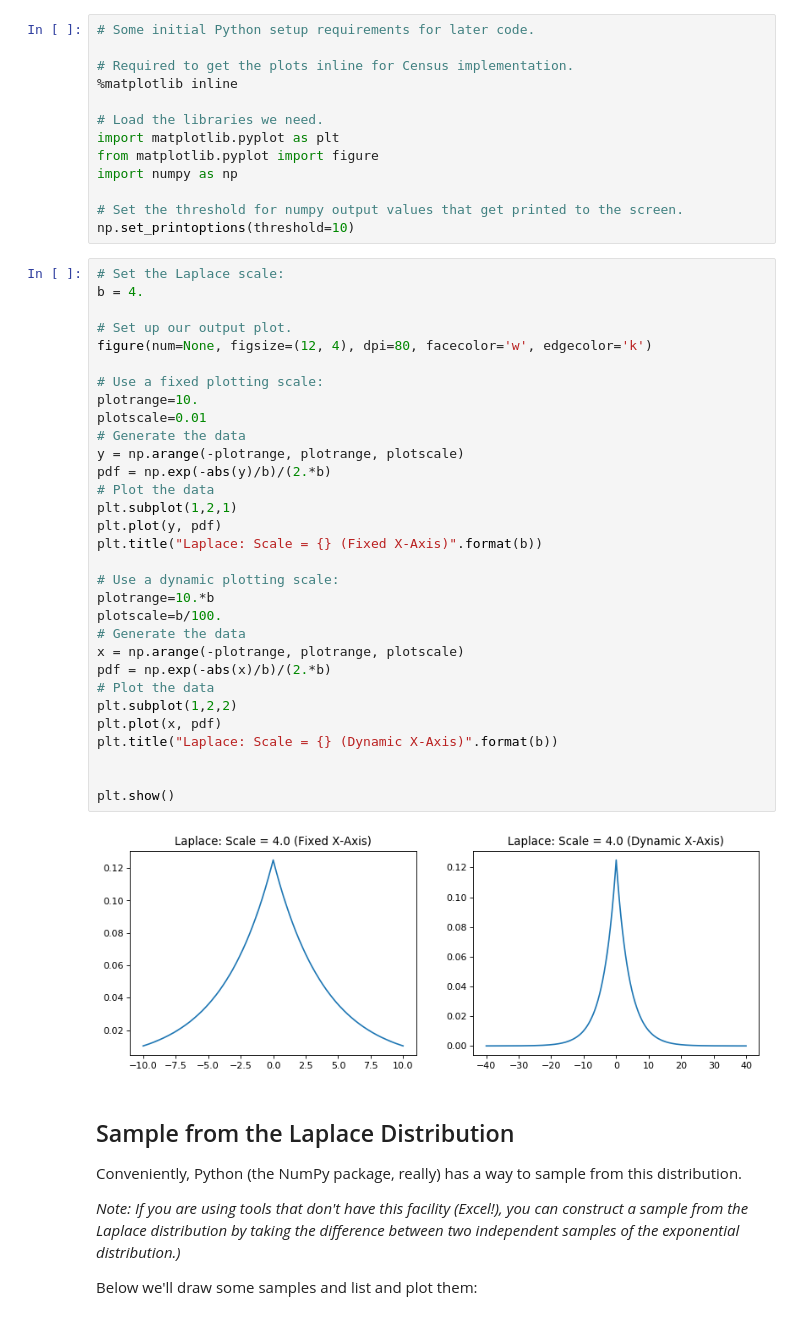
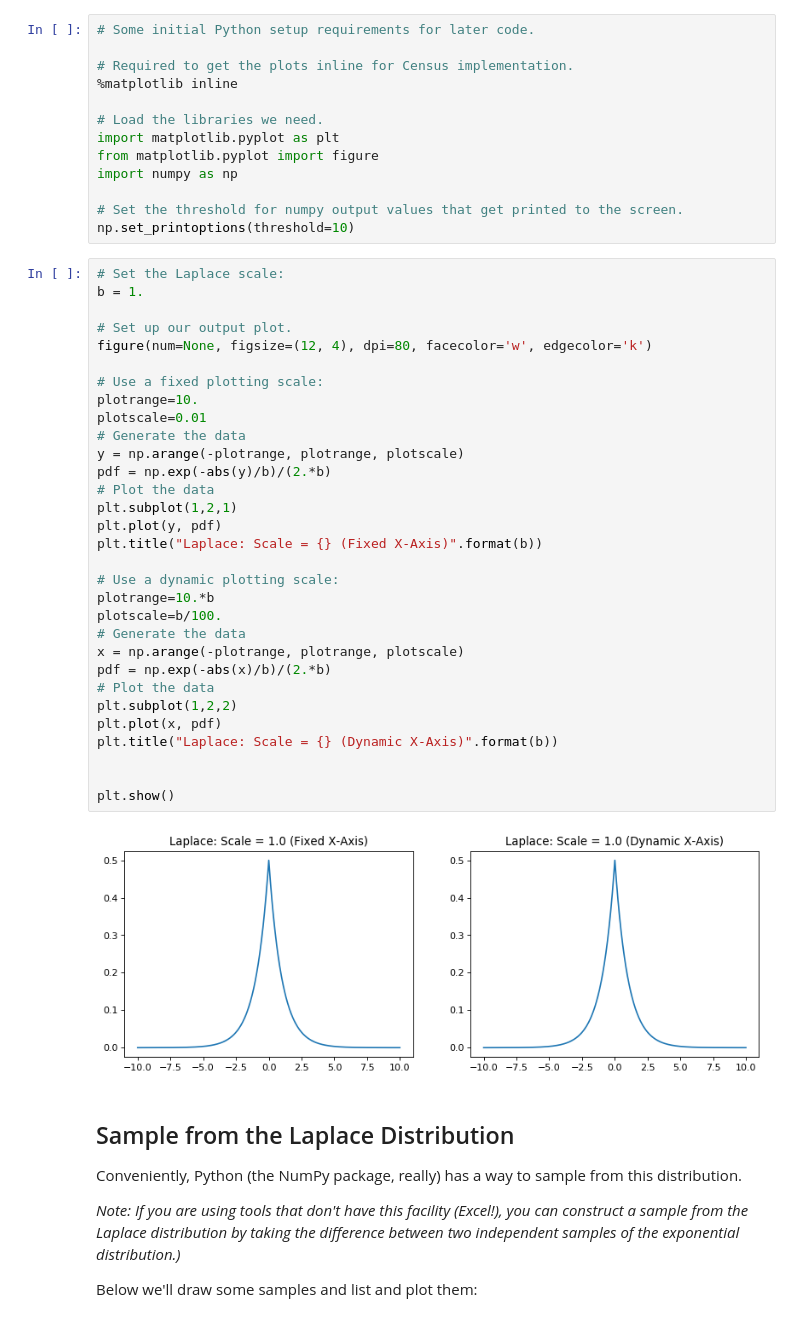
Before and after one commit to mwerevu/dpdemo, a Jupyter notebook: 1. Laplace Mechanism.ipynb, the cells around one changed output. Cells and saved outputs as stored; diff of their text form.

```diff
--- a/1. Laplace Mechanism.ipynb
+++ b/1. Laplace Mechanism.ipynb
@@ -27,37 +27,37 @@ import numpy as np
 np.set_printoptions(threshold=10)
 # %%
 # Set the Laplace scale:
-b = 4.
+b = 1.
 
 # Set up our output plot.
 figure(num=None, figsize=(12, 4), dpi=80, facecolor='w', edgecolor='k')
 
 # Use a fixed plotting scale:
 plotrange=10.
 plotscale=0.01
 # Generate the data
 y = np.arange(-plotrange, plotrange, plotscale)
 pdf = np.exp(-abs(y)/b)/(2.*b)
 # Plot the data
 plt.subplot(1,2,1)
 plt.plot(y, pdf)
 plt.title("Laplace: Scale = {} (Fixed X-Axis)".format(b))
 
 # Use a dynamic plotting scale:
 plotrange=10.*b
 plotscale=b/100.
 # Generate the data
 x = np.arange(-plotrange, plotrange, plotscale)
 pdf = np.exp(-abs(x)/b)/(2.*b)
 # Plot the data
 plt.subplot(1,2,2)
 plt.plot(x, pdf)
 plt.title("Laplace: Scale = {} (Dynamic X-Axis)".format(b))
 
 
 plt.show()
 # %% [output]
-[figure, old version]
+[figure, new version]
 # %% [markdown]
 ## Sample from the Laplace Distribution
 Conveniently, Python (the NumPy package, really) has a way to sample from this distribution.
```
Also changed, not shown: parts of 1 cell of this notebook, 4 other files.
